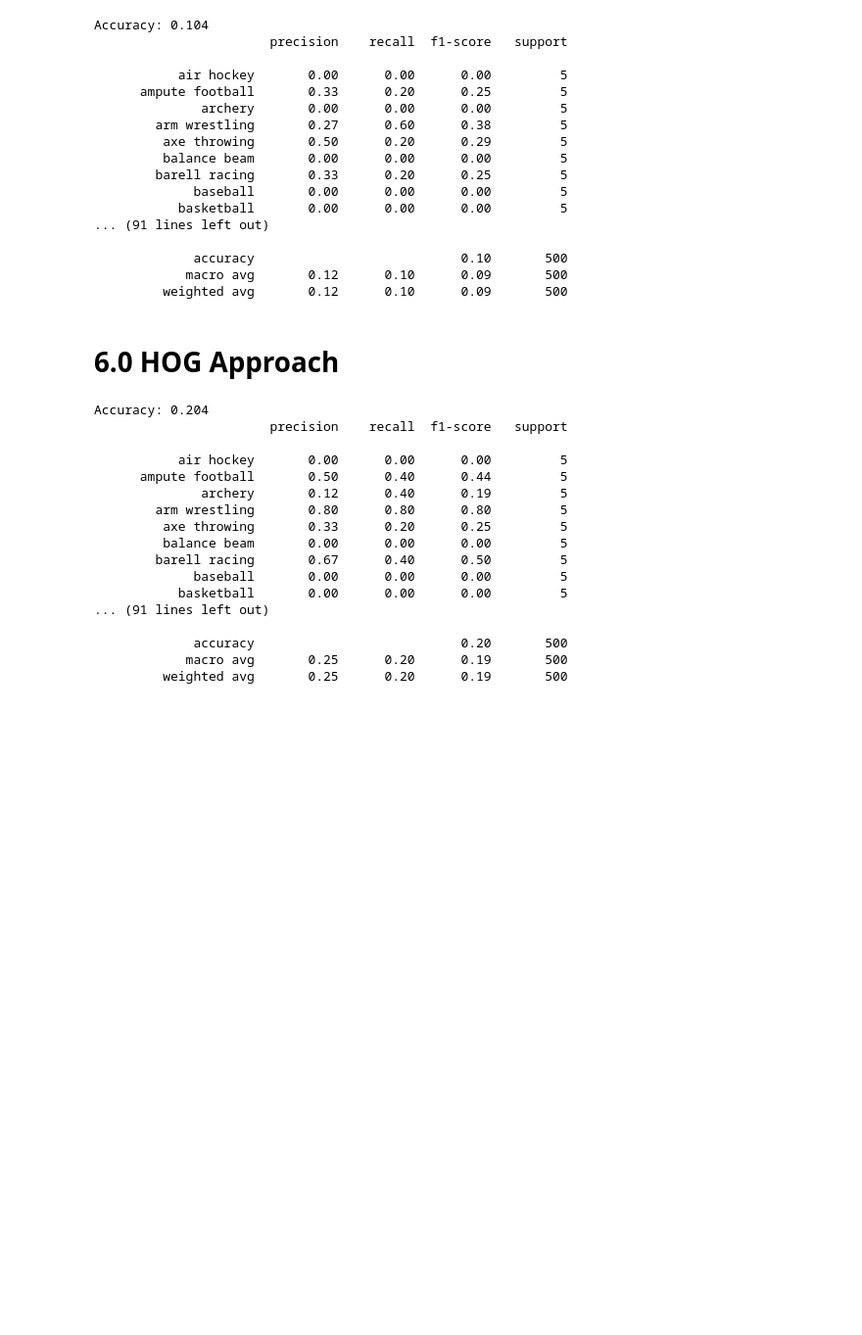
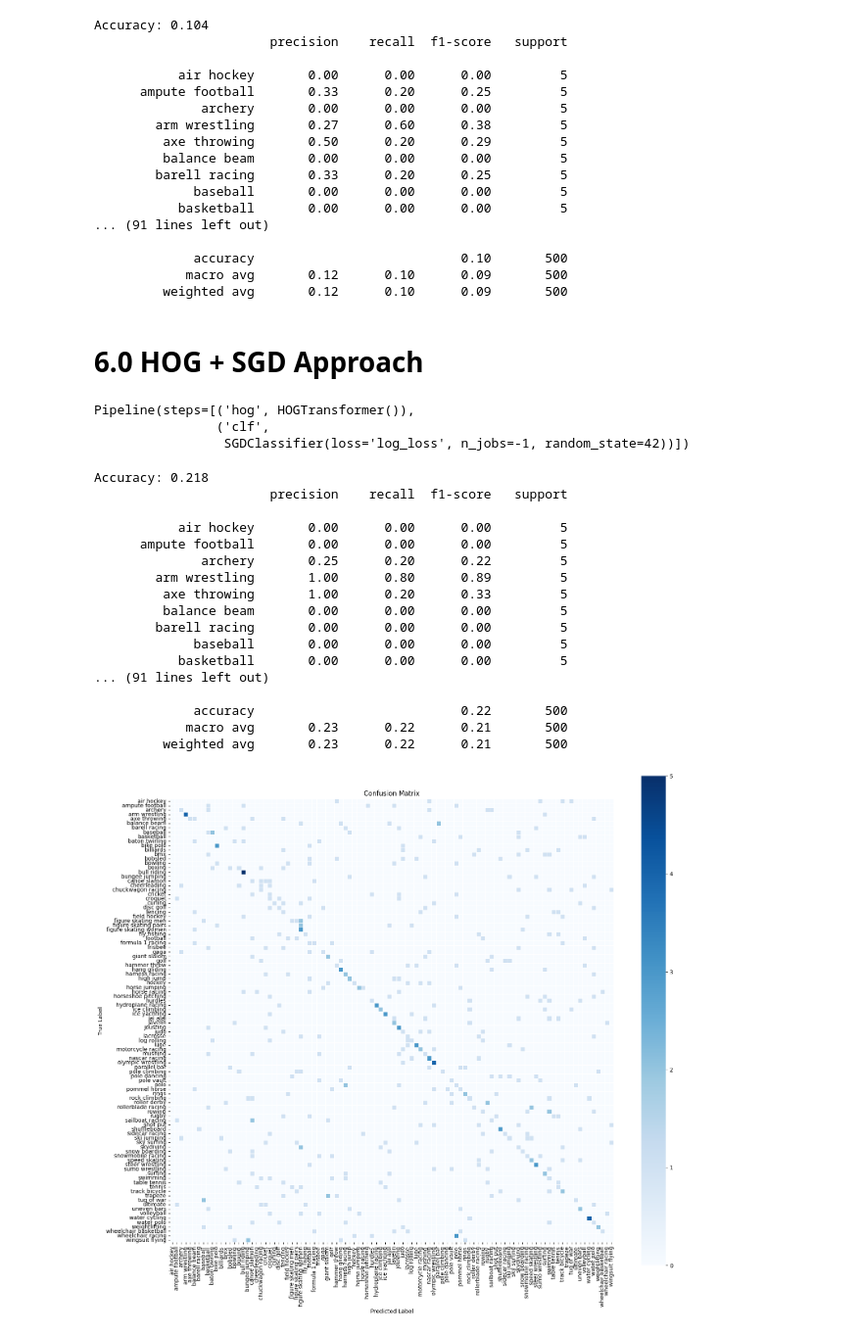
Before and after one commit to safdarzeeshan/uoft-ml-sports, a Jupyter notebook: sports-dectection.ipynb, the cells around one changed output. Shown at 98% size. Drawn from its saved outputs; the diff is of its cells as text; code cells hidden in the pictures; blank space fills up the shorter version.

```diff
--- a/sports-dectection.ipynb
+++ b/sports-dectection.ipynb
@@ -151,4 +143,4 @@ Accuracy: 0.104
             macro avg       0.12      0.10      0.09       500
          weighted avg       0.12      0.10      0.09       500
 # %% [markdown]
-# 6.0 HOG Approach
+# 6.0 HOG + SGD Approach
@@ -157,50 +147,62 @@ from data_utils import load_data_hog
 # %%
-import pandas as pd
+from sklearn.preprocessing import LabelEncoder
+from hog_transformer import HOGTransformer
+from data_utils import ImagePreprocessor
 
+# Load dataset
 df = pd.read_csv("data/sports.csv")
 df_train = df[df["data set"] == "train"]
 df_valid = df[df["data set"] == "valid"]
 
-X_train_hog, y_train_hog = load_data_hog(df_train)
-X_valid_hog, y_valid_hog = load_data_hog(df_valid)
+# Preprocess images (grayscale conversion + resize)
+preprocessor = ImagePreprocessor(base_path="data")
+X_train_gray, y_train_labels = preprocessor.load_and_preprocess(df_train)
+X_valid_gray, y_valid_labels = preprocessor.load_and_preprocess(df_valid)
 # %%
-from sklearn.preprocessing import LabelEncoder
-
 le = LabelEncoder()
-y_train_enc = le.fit_transform(y_train_hog)
-y_valid_enc = le.transform(y_valid_hog)
+y_train_enc = le.fit_transform(y_train_labels)
+y_valid_enc = le.transform(y_valid_labels)
+# %%
+from sklearn.pipeline import Pipeline
+from sklearn.linear_model import SGDClassifier
+
+pipeline = Pipeline([
+    ("hog", HOGTransformer()),  # default HOG settings
+    ("clf", SGDClassifier(loss='log_loss', max_iter=1000, n_jobs=-1, random_state=42))
+])
+
+pipeline.fit(X_train_gray, y_train_enc)
+# %% [output]
+Pipeline(steps=[('hog', HOGTransformer()),
+                ('clf',
+                 SGDClassifier(loss='log_loss', n_jobs=-1, random_state=42))])
 # %%
-from sklearn.linear_model import SGDClassifier
 from sklearn.metrics import classification_report, accuracy_score
+from data_utils import plot_confusion_matrix
 
-model = SGDClassifier(
-    loss='log_loss',
-    max_iter=1000,
-    tol=1e-3,
-    n_jobs=-1,
-    random_state=42
-)
+# Predict
+y_pred = pipeline.predict(X_valid_gray)
 
-model.fit(X_train_hog, y_train_enc)
-
-y_pred = model.predict(X_valid_hog)
+# Evaluate
 print("Accuracy:", accuracy_score(y_valid_enc, y_pred))
 print(classification_report(y_valid_enc, y_pred, target_names=le.classes_))
+plot_confusion_matrix(y_valid_enc, y_pred, class_labels=le.classes_)
 # %% [output]
-Accuracy: 0.204
+Accuracy: 0.218
                        precision    recall  f1-score   support
 
            air hockey       0.00      0.00      0.00         5
-      ampute football       0.50      0.40      0.44         5
-              archery       0.12      0.40      0.19         5
-        arm wrestling       0.80      0.80      0.80         5
-         axe throwing       0.33      0.20      0.25         5
+      ampute football       0.00      0.00      0.00         5
+              archery       0.25      0.20      0.22         5
+        arm wrestling       1.00      0.80      0.89         5
+         axe throwing       1.00      0.20      0.33         5
          balance beam       0.00      0.00      0.00         5
-        barell racing       0.67      0.40      0.50         5
+        barell racing       0.00      0.00      0.00         5
              baseball       0.00      0.00      0.00         5
            basketball       0.00      0.00      0.00         5
 ... (91 lines left out)
 
-             accuracy                           0.20       500
-            macro avg       0.25      0.20      0.19       500
-         weighted avg       0.25      0.20      0.19       500
+             accuracy                           0.22       500
+            macro avg       0.23      0.22      0.21       500
+         weighted avg       0.23      0.22      0.21       500
+[figure, added]
```
Also changed, not shown: parts of 16 cells of this notebook, 3 other files.
